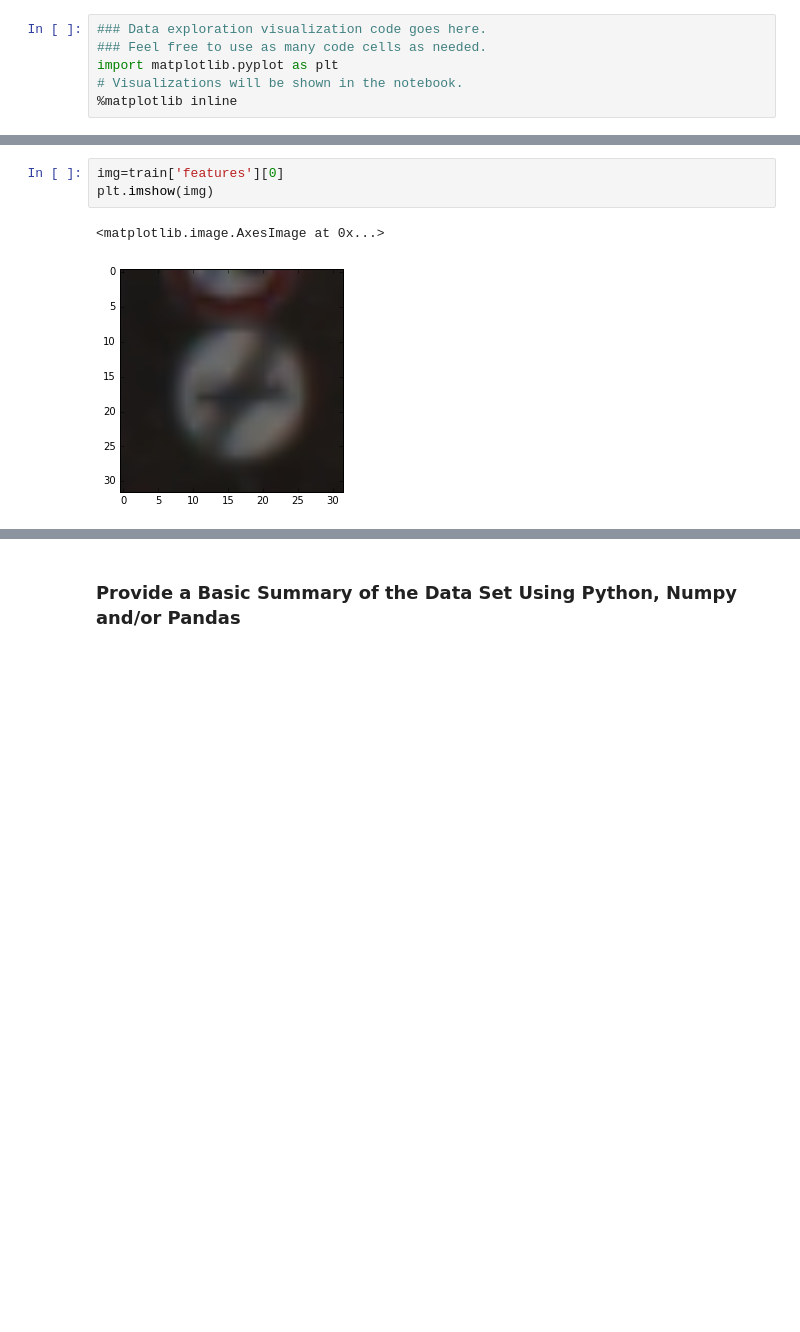
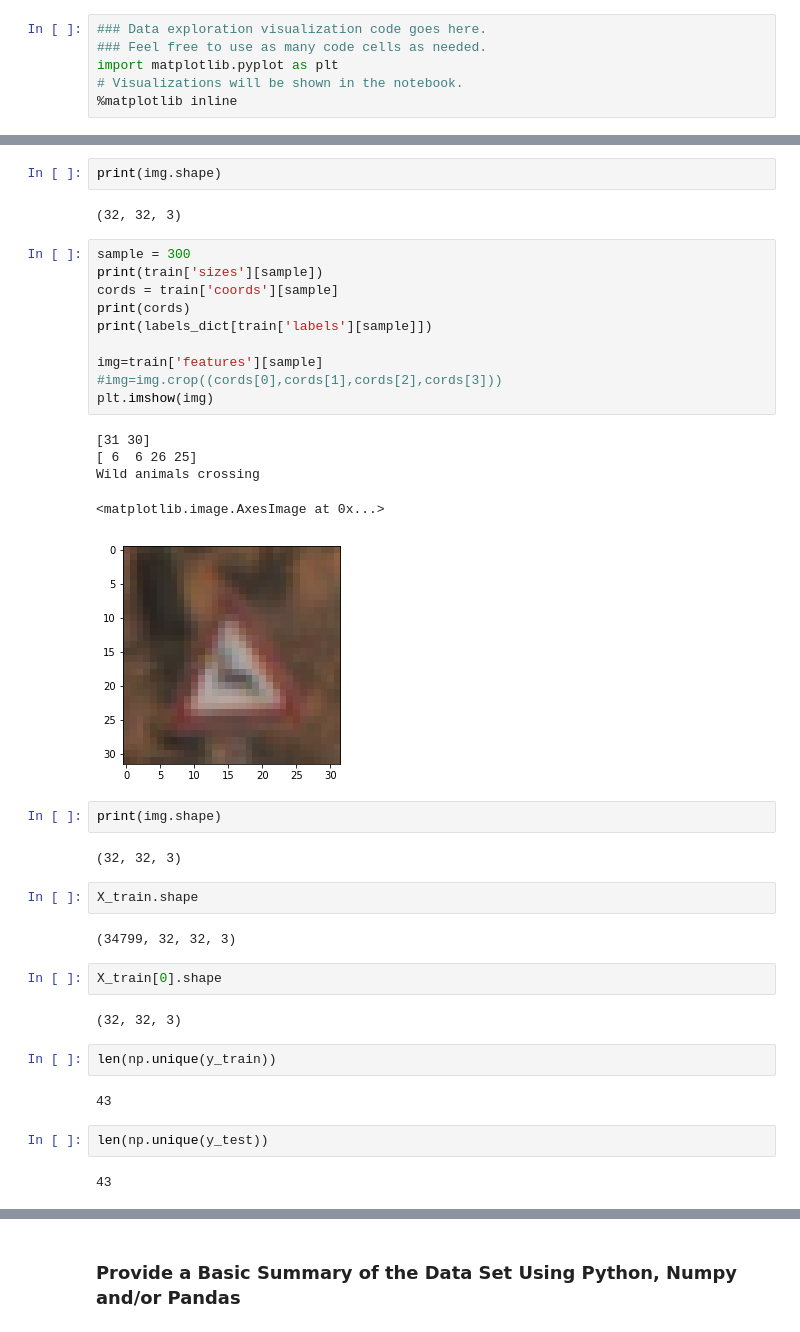
Before and after one commit to manprets/traffic_sign_classifier, a Jupyter notebook: Traffic_Sign_Classifier.ipynb, the cells around one changed output, grey strips where cells are left out. Saved outputs shown, nothing was run; the diff lists cells and outputs as text; blank space fills up the shorter version.

```diff
--- a/Traffic_Sign_Classifier.ipynb
+++ b/Traffic_Sign_Classifier.ipynb
@@ -118,6 +114,40 @@ array([ 6,  5, 21, 20], dtype=uint8)
-# %%
-img=train['features'][0]
-plt.imshow(img)
-# %% [output]
-<matplotlib.image.AxesImage at 0x...>
-[figure, removed]
+# %%
+print(img.shape)
+# %% [output]
+(32, 32, 3)
+# %%
+sample = 300
+print(train['sizes'][sample])
+cords = train['coords'][sample]
+print(cords)
+print(labels_dict[train['labels'][sample]])
+
+img=train['features'][sample]
+#img=img.crop((cords[0],cords[1],cords[2],cords[3]))
+plt.imshow(img)
+# %% [output]
+[31 30]
+[ 6  6 26 25]
+Wild animals crossing
+<matplotlib.image.AxesImage at 0x...>
+[figure, added]
+# %%
+print(img.shape)
+# %% [output]
+(32, 32, 3)
+# %%
+X_train.shape
+# %% [output]
+(34799, 32, 32, 3)
+# %%
+X_train[0].shape
+# %% [output]
+(32, 32, 3)
+# %%
+len(np.unique(y_train))
+# %% [output]
+43
+# %%
+len(np.unique(y_test))
+# %% [output]
+43
```
Also changed, not shown: parts of 14 cells of this notebook.
